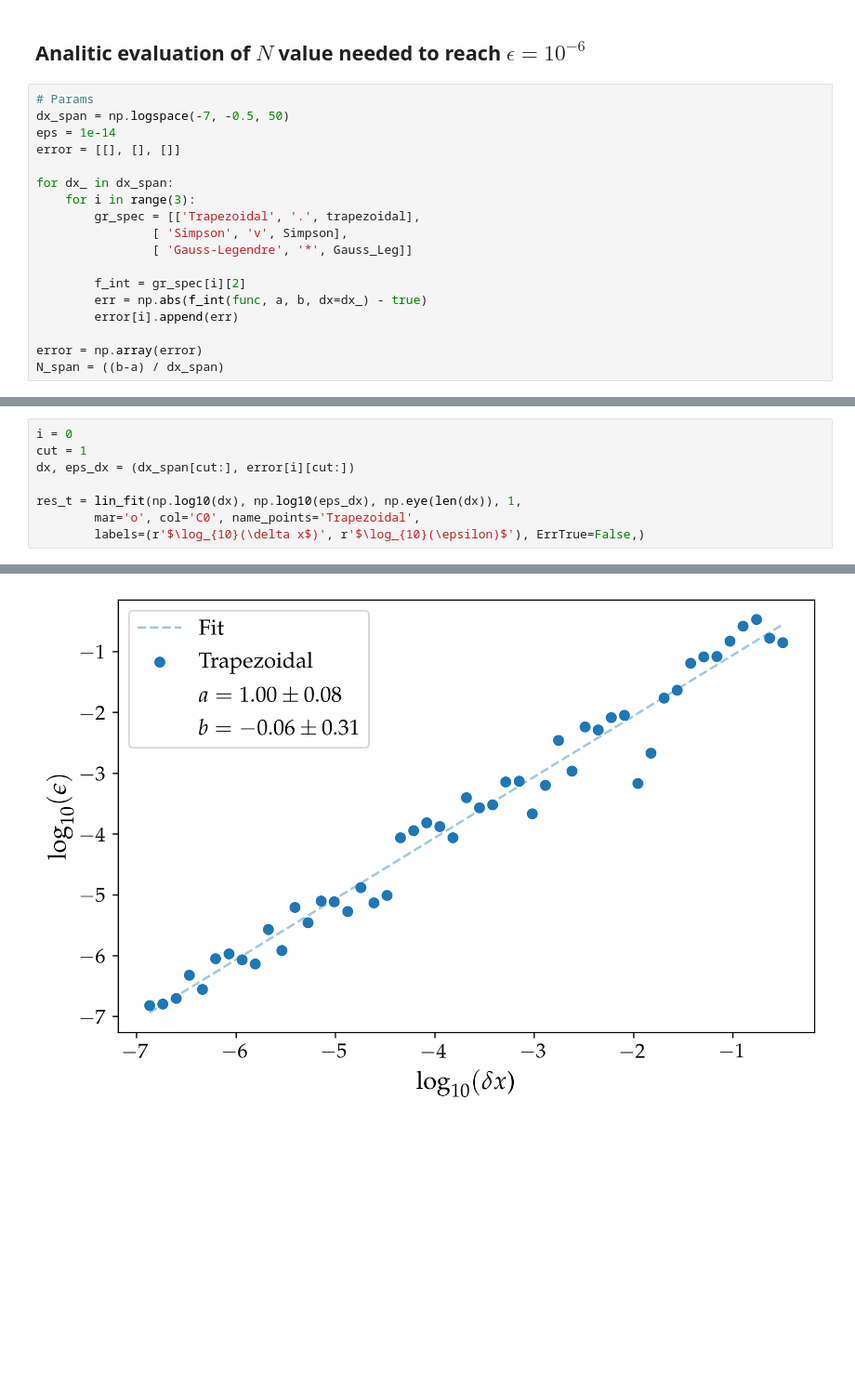
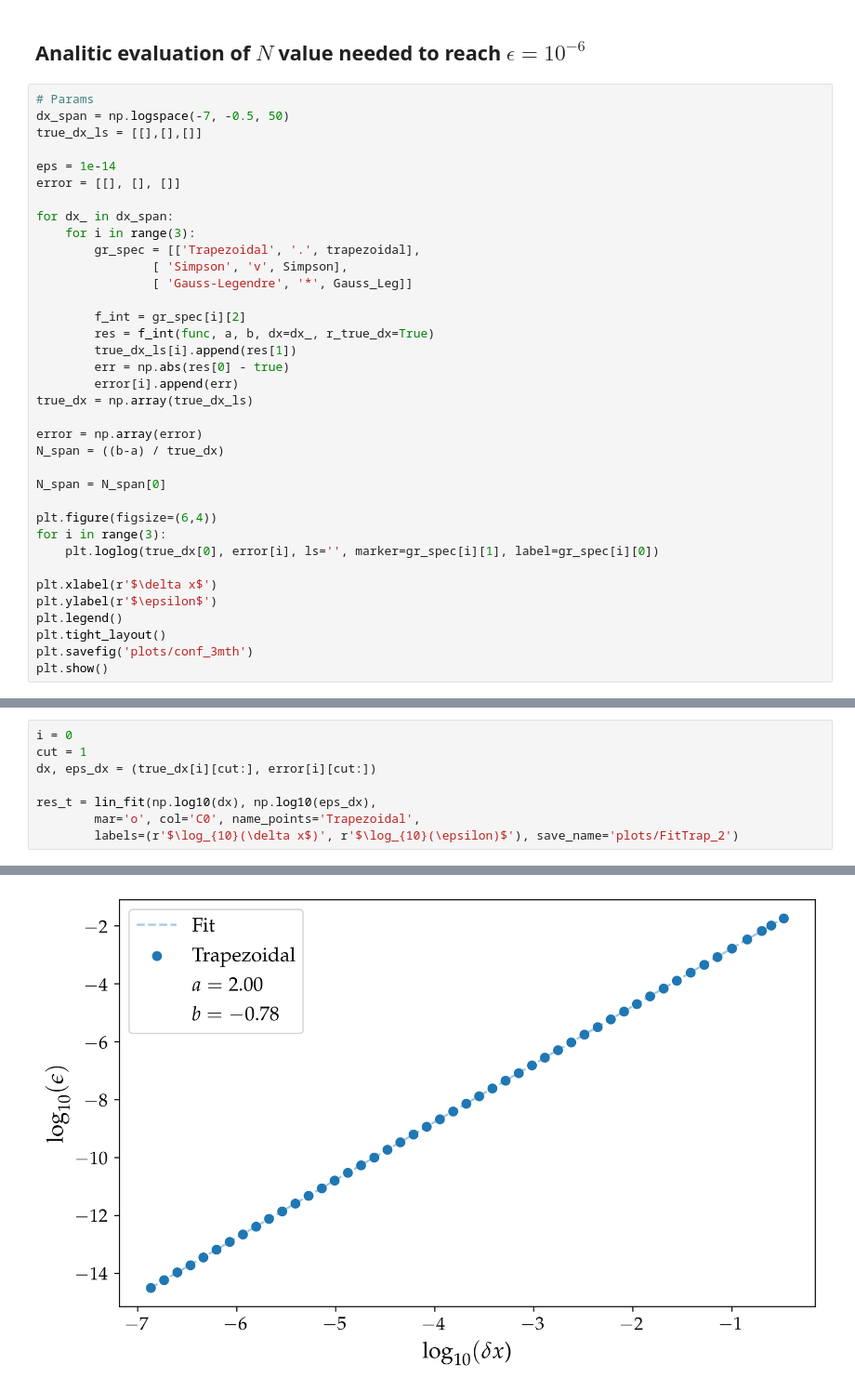
Before and after one commit to mvolpato-unimib/Lab_comp, a Jupyter notebook: ex21/leg_quad.ipynb, the cells around one changed output, grey strips where cells are left out. Shown at 93% size. Drawn from its saved outputs; the diff is of its cells as text; blank space fills up the shorter version.

```diff
--- a/ex21/leg_quad.ipynb
+++ b/ex21/leg_quad.ipynb
@@ -99,6 +107,8 @@ diff = 4.440892098500626e-16
 # %%
 # Params
 dx_span = np.logspace(-7, -0.5, 50)
+true_dx_ls = [[],[],[]]
+
 eps = 1e-14
 error = [[], [], []]
 
@@ -109,8 +119,24 @@ for dx_ in dx_span:
                 [ 'Gauss-Legendre', '*', Gauss_Leg]]
 
         f_int = gr_spec[i][2]
-        err = np.abs(f_int(func, a, b, dx=dx_) - true)
+        res = f_int(func, a, b, dx=dx_, r_true_dx=True)
+        true_dx_ls[i].append(res[1])
+        err = np.abs(res[0] - true)
         error[i].append(err)
+true_dx = np.array(true_dx_ls)
 
 error = np.array(error)
-N_span = ((b-a) / dx_span)
+N_span = ((b-a) / true_dx)
+
+N_span = N_span[0]
+
+plt.figure(figsize=(6,4))
+for i in range(3):
+    plt.loglog(true_dx[0], error[i], ls='', marker=gr_spec[i][1], label=gr_spec[i][0])
+
+plt.xlabel(r'$\delta x$')
+plt.ylabel(r'$\epsilon$')
+plt.legend()
+plt.tight_layout()
+plt.savefig('plots/conf_3mth')
+plt.show()
@@ -117,11 +145,11 @@ N_span = ((b-a) / dx_span)
 # %%
 i = 0
 cut = 1
-dx, eps_dx = (dx_span[cut:], error[i][cut:])
+dx, eps_dx = (true_dx[i][cut:], error[i][cut:])
 
-res_t = lin_fit(np.log10(dx), np.log10(eps_dx), np.eye(len(dx)), 1,
+res_t = lin_fit(np.log10(dx), np.log10(eps_dx),
         mar='o', col='C0', name_points='Trapezoidal',
-        labels=(r'$\log_{10}(\delta x$)', r'$\log_{10}(\epsilon)$'), ErrTrue=False,)
+        labels=(r'$\log_{10}(\delta x$)', r'$\log_{10}(\epsilon)$'), save_name='plots/FitTrap_2')
 # %% [output]
 dof = 47
 
@@ -132,5 +160,5 @@ Chi2 = 4.87
 p-val = 1.00
-[figure, old version]
+[figure, new version]
 # %%
 i = 1
 cut = 40
```
Also changed, not shown: parts of 8 cells of this notebook, 12 other files.
